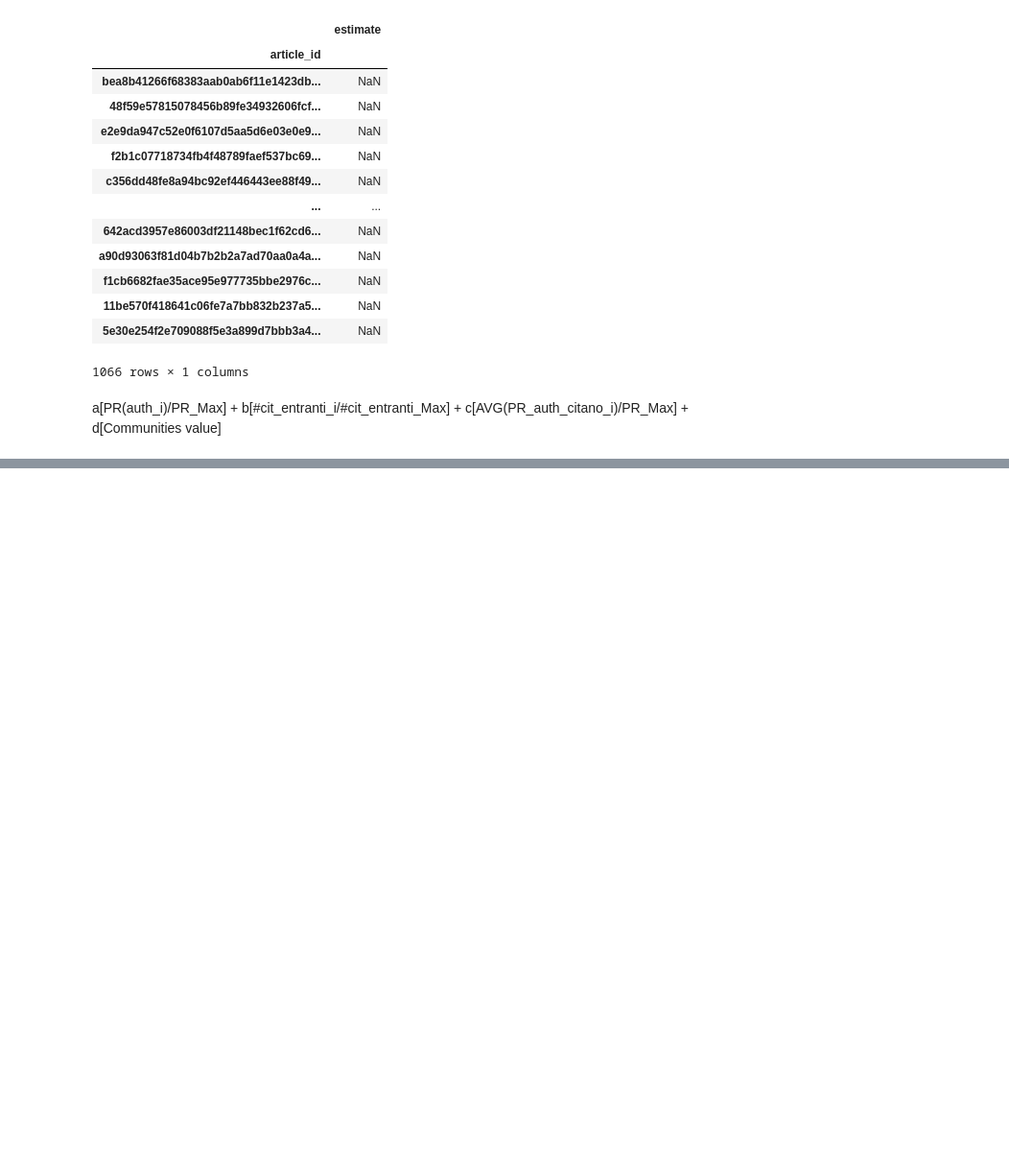
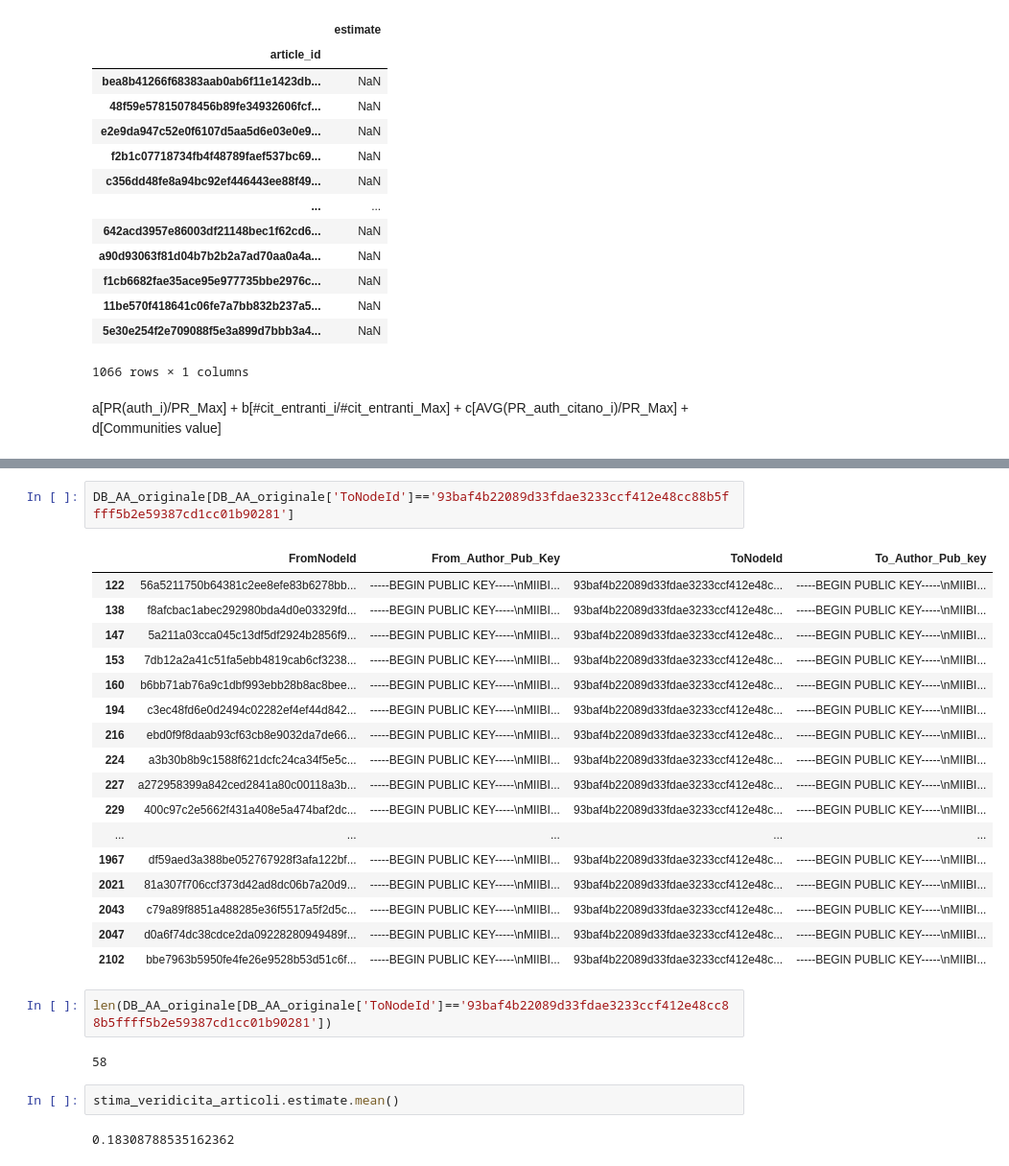
Before and after one commit to matteo-Donofrio-unipi/Master_Degree_Thesis, a Jupyter notebook: CALCOLO FORMULA FINALE/Final Formula .ipynb, the cells around one changed output, grey strips where cells are left out. Shown at 96% size. Saved outputs shown, nothing was run; the diff lists cells and outputs as text; blank space fills up the shorter version.

```diff
--- a/CALCOLO FORMULA FINALE/Final Formula .ipynb
+++ b/CALCOLO FORMULA FINALE/Final Formula .ipynb
@@ -407,0 +368,28 @@ True
+# %%
+DB_AA_originale[DB_AA_originale['ToNodeId']=='93baf4b22089d33fdae3233ccf412e48cc88b5ffff5b2e59387cd1cc01b90281']
+# %% [output]
+|  | FromNodeId | From_Author_Pub_Key | ToNodeId | To_Author_Pub_key |
+| 122 | 56a5211750b64381c2ee8efe83b6278bb... | -----BEGIN PUBLIC KEY-----\nMIIBI... | 93baf4b22089d33fdae3233ccf412e48c... | -----BEGIN PUBLIC KEY-----\nMIIBI... |
+| 138 | f8afcbac1abec292980bda4d0e03329fd... | -----BEGIN PUBLIC KEY-----\nMIIBI... | 93baf4b22089d33fdae3233ccf412e48c... | -----BEGIN PUBLIC KEY-----\nMIIBI... |
+| 147 | 5a211a03cca045c13df5df2924b2856f9... | -----BEGIN PUBLIC KEY-----\nMIIBI... | 93baf4b22089d33fdae3233ccf412e48c... | -----BEGIN PUBLIC KEY-----\nMIIBI... |
+| 153 | 7db12a2a41c51fa5ebb4819cab6cf3238... | -----BEGIN PUBLIC KEY-----\nMIIBI... | 93baf4b22089d33fdae3233ccf412e48c... | -----BEGIN PUBLIC KEY-----\nMIIBI... |
+| 160 | b6bb71ab76a9c1dbf993ebb28b8ac8bee... | -----BEGIN PUBLIC KEY-----\nMIIBI... | 93baf4b22089d33fdae3233ccf412e48c... | -----BEGIN PUBLIC KEY-----\nMIIBI... |
+| 194 | c3ec48fd6e0d2494c02282ef4ef44d842... | -----BEGIN PUBLIC KEY-----\nMIIBI... | 93baf4b22089d33fdae3233ccf412e48c... | -----BEGIN PUBLIC KEY-----\nMIIBI... |
+| 216 | ebd0f9f8daab93cf63cb8e9032da7de66... | -----BEGIN PUBLIC KEY-----\nMIIBI... | 93baf4b22089d33fdae3233ccf412e48c... | -----BEGIN PUBLIC KEY-----\nMIIBI... |
+| 224 | a3b30b8b9c1588f621dcfc24ca34f5e5c... | -----BEGIN PUBLIC KEY-----\nMIIBI... | 93baf4b22089d33fdae3233ccf412e48c... | -----BEGIN PUBLIC KEY-----\nMIIBI... |
+| 227 | a272958399a842ced2841a80c00118a3b... | -----BEGIN PUBLIC KEY-----\nMIIBI... | 93baf4b22089d33fdae3233ccf412e48c... | -----BEGIN PUBLIC KEY-----\nMIIBI... |
+| 229 | 400c97c2e5662f431a408e5a474baf2dc... | -----BEGIN PUBLIC KEY-----\nMIIBI... | 93baf4b22089d33fdae3233ccf412e48c... | -----BEGIN PUBLIC KEY-----\nMIIBI... |
+| ... | ... | ... | ... | ... |
+| 1967 | df59aed3a388be052767928f3afa122bf... | -----BEGIN PUBLIC KEY-----\nMIIBI... | 93baf4b22089d33fdae3233ccf412e48c... | -----BEGIN PUBLIC KEY-----\nMIIBI... |
+| 2021 | 81a307f706ccf373d42ad8dc06b7a20d9... | -----BEGIN PUBLIC KEY-----\nMIIBI... | 93baf4b22089d33fdae3233ccf412e48c... | -----BEGIN PUBLIC KEY-----\nMIIBI... |
+| 2043 | c79a89f8851a488285e36f5517a5f2d5c... | -----BEGIN PUBLIC KEY-----\nMIIBI... | 93baf4b22089d33fdae3233ccf412e48c... | -----BEGIN PUBLIC KEY-----\nMIIBI... |
+| 2047 | d0a6f74dc38cdce2da09228280949489f... | -----BEGIN PUBLIC KEY-----\nMIIBI... | 93baf4b22089d33fdae3233ccf412e48c... | -----BEGIN PUBLIC KEY-----\nMIIBI... |
+| 2102 | bbe7963b5950fe4fe26e9528b53d51c6f... | -----BEGIN PUBLIC KEY-----\nMIIBI... | 93baf4b22089d33fdae3233ccf412e48c... | -----BEGIN PUBLIC KEY-----\nMIIBI... |
+# %%
+len(DB_AA_originale[DB_AA_originale['ToNodeId']=='93baf4b22089d33fdae3233ccf412e48cc88b5ffff5b2e59387cd1cc01b90281'])
+# %% [output]
+58
+# %%
+stima_veridicita_articoli.estimate.mean()
+# %% [output]
+0.18308788535162362
```
Also changed, not shown: parts of 26 cells of this notebook.
